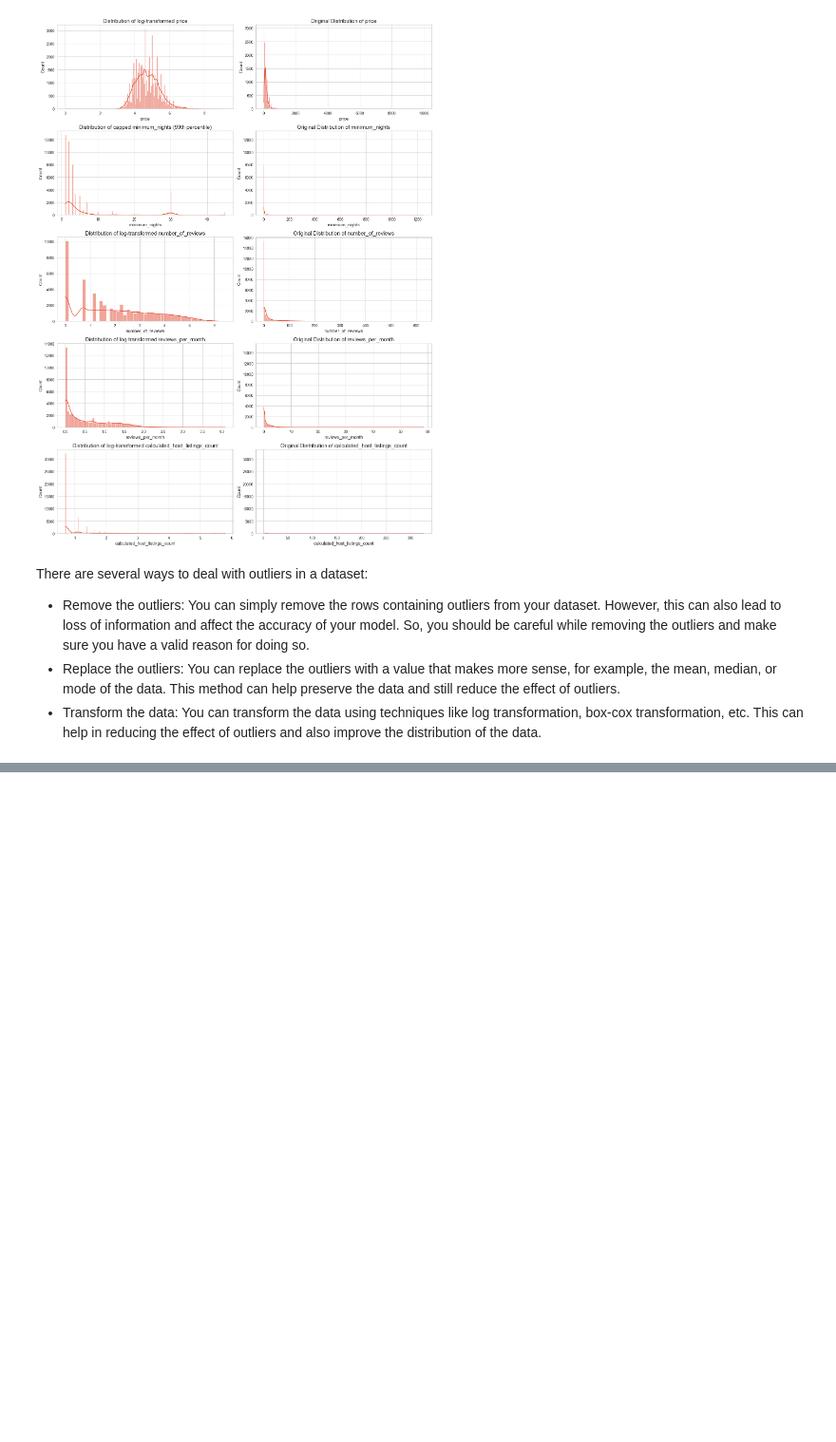
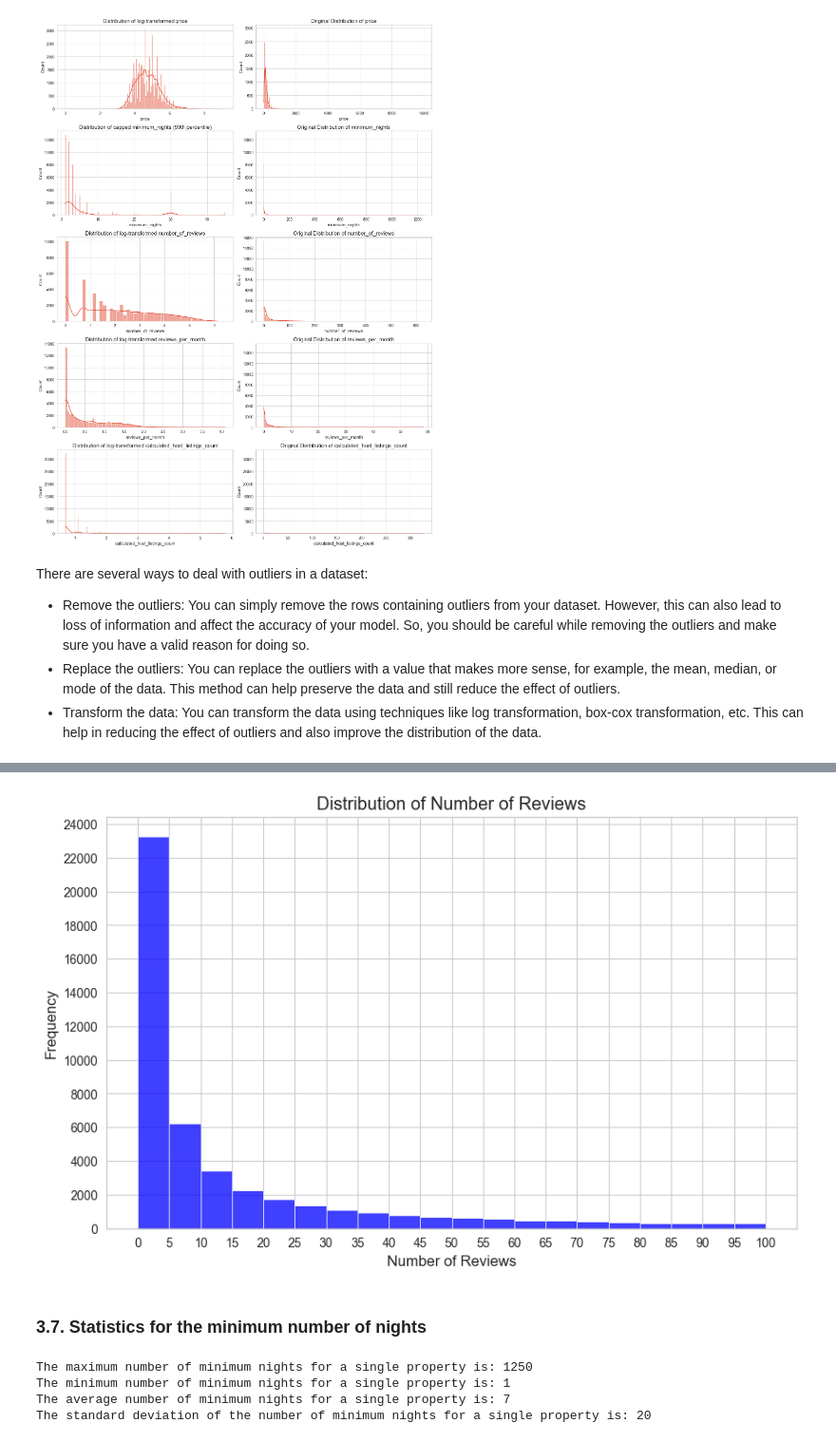
Before and after one commit to diogo-costa-silva/data-science-notebooks, a Jupyter notebook: nyc_airbnb-open-data/nyc-airbnb-analysis.ipynb, the cells around one changed output, grey strips where cells are left out. Shown at 95% size. Cells and saved outputs as stored; diff of their text form; code cells hidden in the pictures; blank space fills up the shorter version.

```diff
--- a/nyc_airbnb-open-data/nyc-airbnb-analysis.ipynb
+++ b/nyc_airbnb-open-data/nyc-airbnb-analysis.ipynb
@@ -696,0 +764,31 @@ In summary, rental prices in New York City vary greatly, with some extremely exp
+# %%
+# Seaborn histogram with x-axis limit, binwidth of 5, x-ticks and y-ticks for number of reviews
+plt.figure(figsize=(10, 6))
+sns.histplot(df[df['number_of_reviews'] <= 100], x='number_of_reviews', binwidth=5, kde=False, color='blue')
+plt.title('Distribution of Number of Reviews')
+plt.xlabel('Number of Reviews')
+plt.ylabel('Frequency')
+plt.xticks(np.arange(0, 101, 5))
+plt.yticks(np.arange(0, 24001, 2000))
+plt.show()
+# %% [output]
+[figure, added]
+# %% [markdown]
+### 3.7. Statistics for the minimum number of nights
+# %%
+# Allocate variable
+minimum_nights = df.loc[:, 'minimum_nights']
+
+max_minimum_nights = np.max(minimum_nights)
+print('The maximum number of minimum nights for a single property is:', int(max_minimum_nights))
+min_minimum_nights = np.min(minimum_nights)
+print('The minimum number of minimum nights for a single property is:', int(min_minimum_nights))
+average_minimum_nights  = np.mean(minimum_nights)
+print('The average number of minimum nights for a single property is:', int(average_minimum_nights))
+std_dev_minimum_nights  = np.std(minimum_nights)
+print('The standard deviation of the number of minimum nights for a single property is:', int(std_dev_minimum_nights))
+# %% [output]
+The maximum number of minimum nights for a single property is: 1250
+The minimum number of minimum nights for a single property is: 1
+The average number of minimum nights for a single property is: 7
+The standard deviation of the number of minimum nights for a single property is: 20
```
Also changed, not shown: parts of 36 cells of this notebook.
